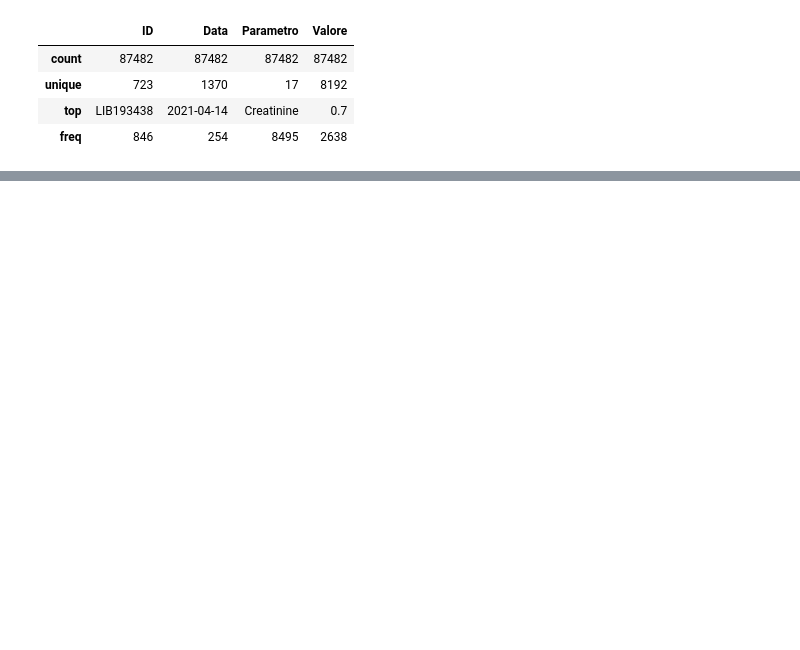
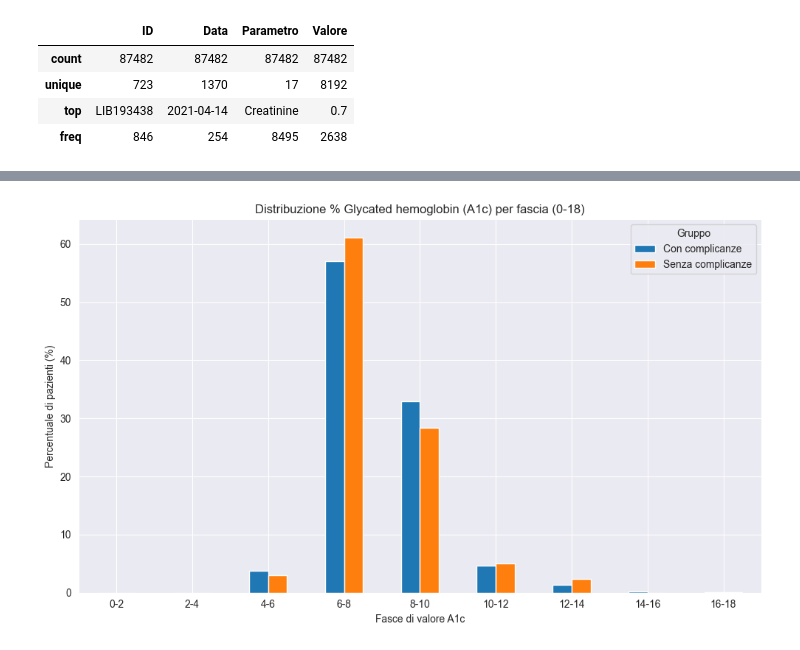
Before and after one commit to MatteoAv/AnalisiDatasetDiabete, a Jupyter notebook: Parametri_Biochimici.ipynb, the cells around one changed output, grey strips where cells are left out. Saved outputs shown, nothing was run; the diff lists cells and outputs as text; code cells hidden in the pictures; blank space fills up the shorter version.

```diff
--- a/Parametri_Biochimici.ipynb
+++ b/Parametri_Biochimici.ipynb
@@ -117,0 +217,42 @@ tabella_sintesi
+# %%
+import matplotlib.pyplot as plt
+import numpy as np
+import pandas as pd
+
+# 1. Filtra solo i valori A1c
+a1c_con_raw = df_con_complicanze[df_con_complicanze["Parametro"] == "Glycated hemoglobin (A1c)"]
+a1c_senza_raw = df_senza_complicanze[df_senza_complicanze["Parametro"] == "Glycated hemoglobin (A1c)"]
+
+# 2. Converte in numerico (float), rimuovendo eventuali errori
+a1c_con = pd.to_numeric(a1c_con_raw["Valore"], errors="coerce").dropna()
+a1c_senza = pd.to_numeric(a1c_senza_raw["Valore"], errors="coerce").dropna()
+
+# 3. Definisci le fasce 0–2, 2–4, ..., 16–18
+bins = np.arange(0, 20, 2)
+labels = [f"{i}-{i+2}" for i in bins[:-1]]
+
+# 4. Fasce con pd.cut()
+a1c_con_binned = pd.cut(a1c_con, bins=bins, labels=labels, right=False)
+a1c_senza_binned = pd.cut(a1c_senza, bins=bins, labels=labels, right=False)
+
+# 5. Frequenze normalizzate (percentuali)
+freq_con = a1c_con_binned.value_counts(normalize=True).sort_index() * 100
+freq_senza = a1c_senza_binned.value_counts(normalize=True).sort_index() * 100
+
+# 6. Crea DataFrame per il grafico
+df_plot = pd.DataFrame({
+    "Con complicanze": freq_con,
+    "Senza complicanze": freq_senza
+})
+
+# 7. Plot
+df_plot.plot(kind="bar", figsize=(10, 6))
+plt.title("Distribuzione % Glycated hemoglobin (A1c) per fascia (0-18)")
+plt.xlabel("Fasce di valore A1c")
+plt.ylabel("Percentuale di pazienti (%)")
+plt.xticks(rotation=0)
+plt.legend(title="Gruppo")
+plt.tight_layout()
+plt.show()
+# %% [output]
+[figure, added]
```
Also changed, not shown: parts of 10 cells of this notebook, 1 other file.
